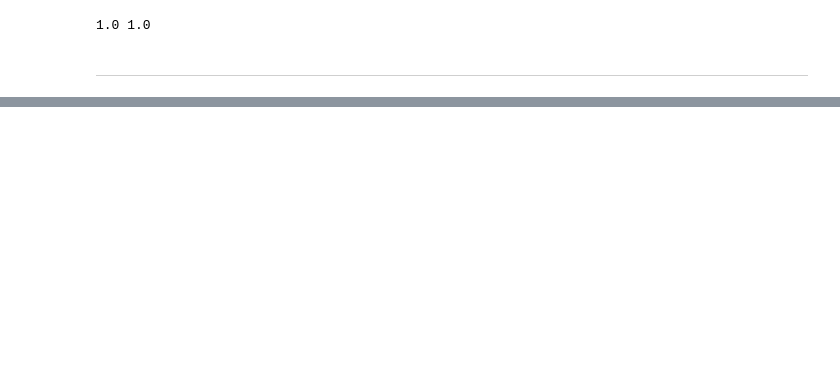
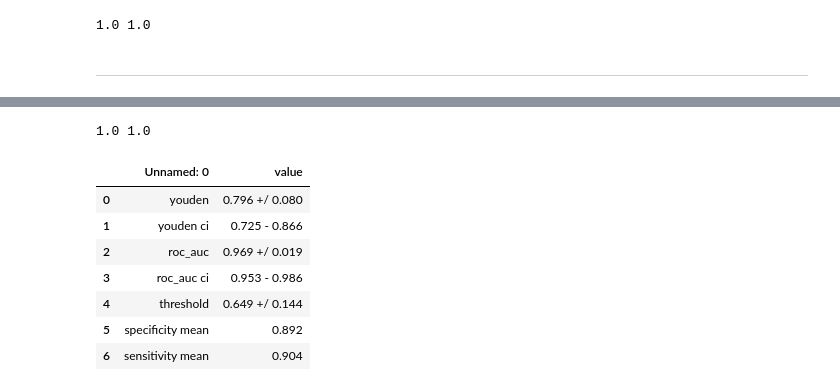
Before and after one commit to acbriza/dpn2026, a Jupyter notebook: module/hparam_optimization.ipynb, the cells around one changed output, grey strips where cells are left out. Cells and saved outputs as stored; diff of their text form; code cells hidden in the pictures; blank space fills up the shorter version.

Commit message:
finish refactoring running of optimization with optuna and saving artifacts and metrics

```diff
--- a/module/hparam_optimization.ipynb
+++ b/module/hparam_optimization.ipynb
@@ -465,0 +461,4 @@ print(youden_test, roc_auc)
+# %%
+outputdir = config_path /  config.experiment.tag / config.experiment.stage
+outputdir.mkdir(parents=True, exist_ok=True)
+print(outputdir)
@@ -465,0 +512,17 @@ print(youden_test, roc_auc)
+# %%
+test_final_model(
+    loaded_final_model_dict["model"],
+    loaded_final_model_dict["threshold"])
+# %% [output]
+1.0 1.0
+# %%
+pd.read_csv(outputdir / "optimization_results_summary.csv")
+# %% [output]
+|  | Unnamed: 0 | value |
+| 0 | youden | 0.796 +/ 0.080 |
+| 1 | youden ci | 0.725 - 0.866 |
+| 2 | roc_auc | 0.969 +/ 0.019 |
+| 3 | roc_auc ci | 0.953 - 0.986 |
+| 4 | threshold | 0.649 +/ 0.144 |
+| 5 | specificity mean | 0.892 |
+| 6 | sensitivity mean | 0.904 |
```
Also changed, not shown: parts of 26 cells of this notebook.
